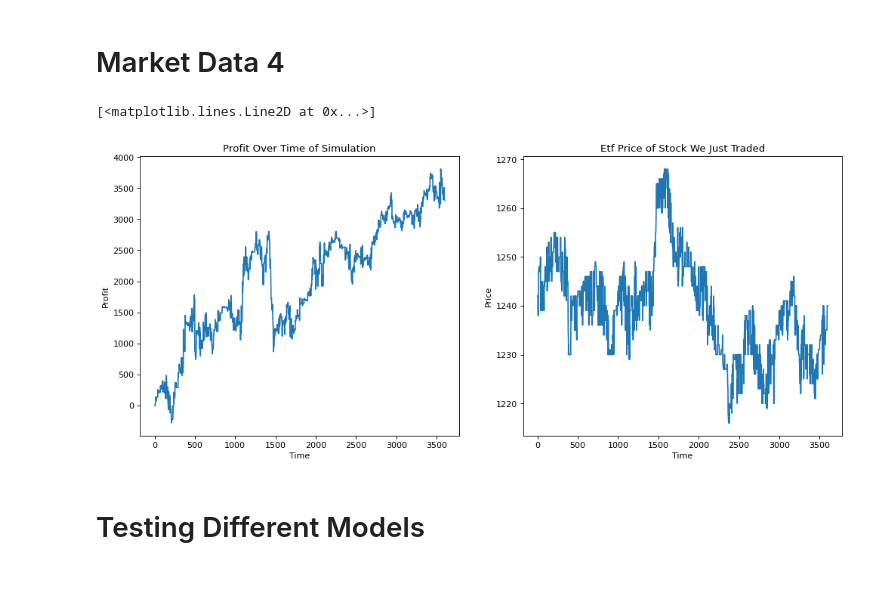
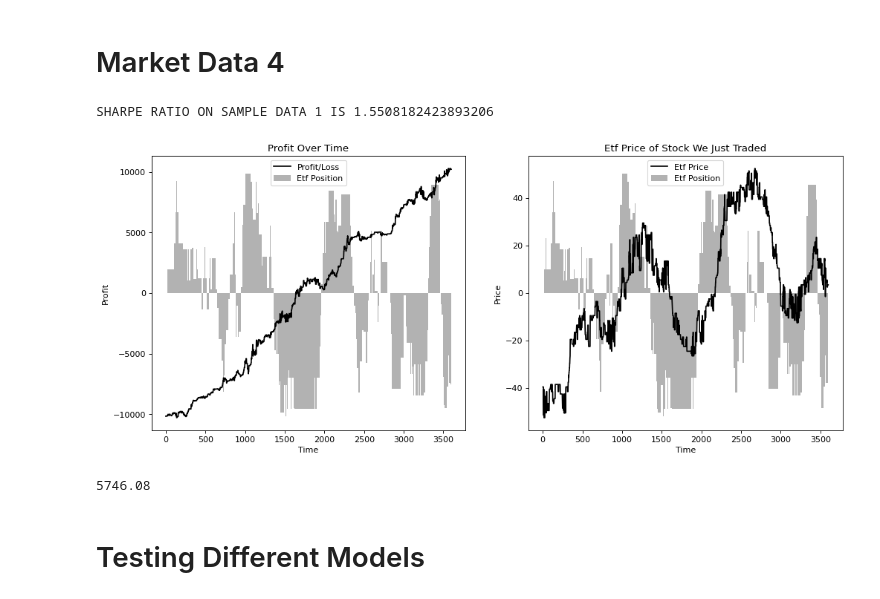
Before and after one commit to mglush/ready-trader-go-2023, a Jupyter notebook: py/analysis/model_analysis.ipynb, the cells around one changed output. Drawn from its saved outputs; the diff is of its cells as text; code cells hidden in the pictures.

```diff
--- a/py/analysis/model_analysis.ipynb
+++ b/py/analysis/model_analysis.ipynb
@@ -114,28 +236,64 @@ plt.plot(range(len(etf_price_of_simulation)), etf_price_of_simulation)
 # %%
 fig = plt.figure(figsize=(15, 6), dpi=80)
 
 #PnL given no realizing PnL
 df = pd.read_csv('./../score_board.csv', sep=',')
 model = df[df['Team'] == 'BaseModel1']
-PnL = [i/100 for i in model['ProfitOrLoss']]
+
+temp = (max(model['ProfitOrLoss']) + min(model['ProfitOrLoss'])) / 2
+PnL = [(i - temp)/100 for i in model['ProfitOrLoss']]
 
 plt.subplot(1, 2, 1)
-plt.title('Profit Over Time of Simulation')
+plt.title('Profit Over Time')
 plt.xlabel('Time')
 plt.ylabel('Profit')
-plt.plot(range(len(PnL)), PnL)
+plt.plot(range(len(PnL)), PnL, color = 'black', label = 'Profit/Loss')
+
+#     PnL_prev = [i/100 for i in prev['ProfitOrLoss']]
+#     plt.subplot(1, 3, 1)
+#     plt.plot(range(len(PnL_prev)), PnL_prev, color = 'red', label = 'Previous Model')
+#     plt.legend()
+# ------------------------------------------------------------------ #
+# bar plot of our ETF position as time goes on.
+plt.subplot(1, 2, 1)
+scaled_heights = [i * (max(PnL) / 100) for i in df['EtfPosition']]
+# plt.title('Etf Position Over Time')
+# plt.xlabel('Time')
+# plt.ylabel('Position')
+plt.bar(range(len(scaled_heights)), scaled_heights, width = 1, color = 'black', alpha = 0.3, label = 'Etf Position')
+plt.legend()
+
 # ------------------------------------------------------------------ #
 # etf price of the thang we traded
-etf_price_of_simulation = [i/100 for i in df['EtfPrice']]
+# temp = min(df['EtfPrice'])
+# df['EtfPrice'] = [i - temp for i in df['EtfPrice']]
+temp = (min(df['EtfPrice'].dropna()) + max(df['EtfPrice'].dropna())) / 2
+etf_price_of_simulation = pd.DataFrame([i/100 for i in df['EtfPrice'].apply(lambda row: row - temp)])
 
 plt.subplot(1, 2, 2)
 plt.title('Etf Price of Stock We Just Traded')
 plt.xlabel('Time')
 plt.ylabel('Price')
-plt.plot(range(len(etf_price_of_simulation)), etf_price_of_simulation)
+plt.plot(range(len(etf_price_of_simulation)), etf_price_of_simulation, color = 'black', label = 'Etf Price')
+
+plt.subplot(1, 2, 2)
+scaled_heights = [i * (max(etf_price_of_simulation.dropna()[0]) / 100) for i in df['EtfPosition']]
+# plt.title('Etf Position Over Time')
+# plt.xlabel('Time')
+# plt.ylabel('Position')
+plt.bar(range(len(scaled_heights)), scaled_heights, width = 1, color = 'black', alpha = 0.3, label = 'Etf Position')
+plt.legend()
+
+# check Sharpe ratio
+temp = list(df.ProfitOrLoss)
+print(f'SHARPE RATIO ON SAMPLE DATA 1 IS {np.mean(temp) / np.std(temp)}')
 # %% [output]
-[<matplotlib.lines.Line2D at 0x...>]
+SHARPE RATIO ON SAMPLE DATA 1 IS 1.5508182423893206
-[figure, old version]
+[figure, new version]
+# %%
+model['ProfitOrLoss'][len(model) - 1] / 100
+# %% [output]
+5746.08
 # %% [markdown]
 # Testing Different Models
 # %%
```
Also changed, not shown: parts of 8 cells of this notebook, 1 other file.
